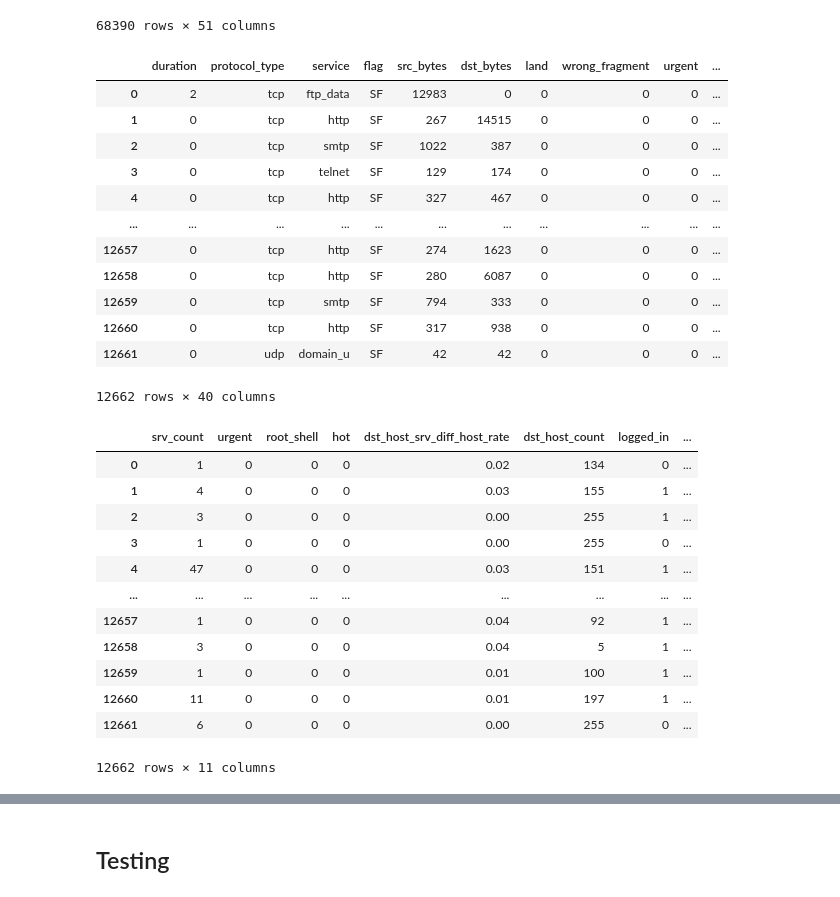
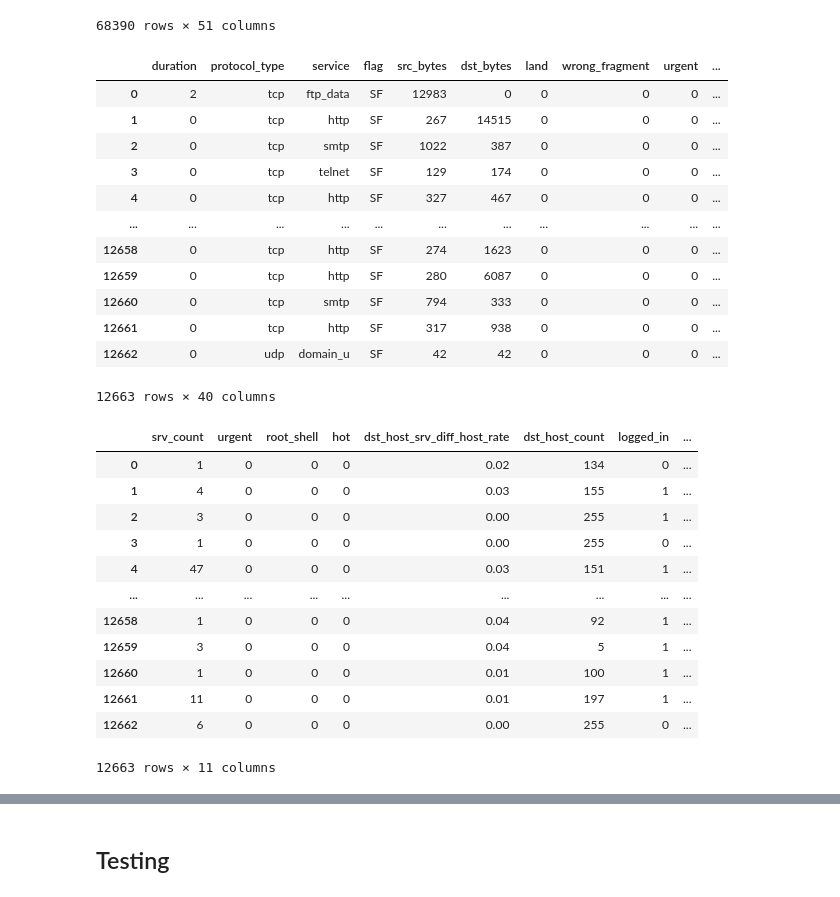
Before and after one commit to MarcoLorenzoCampo/IDS_Thesis, a Jupyter notebook: real DHLA full.ipynb, the cells around one changed output, grey strips where cells are left out. Saved outputs shown, nothing was run; the diff lists cells and outputs as text; code cells hidden in the pictures.

```diff
--- a/real DHLA full.ipynb
+++ b/real DHLA full.ipynb
@@ -164,7 +164,7 @@ df_train_original
 125973 rows × 41 columns
 # %%
 # load test set
-df_test = pd.read_csv('NSL-KDD_datasets/KDDTest+.csv', sep=",", header=None)
+df_test = pd.read_csv('NSL-KDD_datasets/KDDTest+.txt', sep=",", header=None)
 df_test = df_test[df_test.columns[:-1]]
 df_test.columns = titles.to_list()
 df_test = df_test.drop(['num_outbound_cmds'],axis=1)
@@ -193,3 +193,19 @@ df_test_original
 # %% [markdown]
 ## dos + probe classifier
+# %%
+# list of single attacks
+dos_attacks = ['back', 'land', 'neptune', 'pod', 'smurf', 'teardrop', 'worm', 'apache2', 'mailbomb', 'processtable', 'udpstorm']
+probe_attacks = ['ipsweep', 'mscan', 'nmap', 'portsweep', 'saint', 'satan']
+r2l_attacks = ['guess_passwd', 'ftp_write', 'imap', 'phf', 'multihop', 'warezmaster',
+                'snmpguess', 'spy', 'warezclient', 'httptunnel', 'named', 'sendmail', 'snmpgetattack', 'xlock', 'xsnoop']
+u2r_attacks = ['buffer_overflow', 'loadmodule', 'perl', 'ps', 'rootkit', 'sqlattack', 'xterm']
+
+# list of attack classes split according to detection layer
+dos_probe_list = ['back', 'land', 'neptune', 'pod', 'smurf', 'teardrop', 'ipsweep', 'nmap', 'portsweep', 'satan']
+dos_probe_test = ['apache2', 'mailbomb', 'processtable', 'udpstorm', 'mscan', 'saint']
+u2r_r2l_list = ['guess_passwd', 'ftp_write', 'imap', 'phf', 'multihop', 'warezmaster',
+                'snmpguess', 'spy', 'warezclient', 'buffer_overflow', 'loadmodule', 'rootkit', 'perl']
+u2r_r2l_test = ['httptunnel', 'named', 'sendmail', 'snmpgetattack', 'xlock', 'xsnoop', 'ps', 'xterm', 'sqlattack']
+normal_list = ['normal']
+categorical_features = ['protocol_type', 'service', 'flag']
 # %%
@@ -518,26 +525,26 @@ X_train
 68390 rows × 51 columns
 # %%
 # do the same for test set
-df_test = df_test[df_test['label'].isin(normal_list + u2r_r2l_list + u2r_r2l_test)]
+df_test = df_test[df_test['label'].isin(normal_list+u2r_attacks+r2l_attacks)]
 
 y_test = np.array([0 if x=='normal' else 1 for x in df_test['label']])
 df_test = df_test.drop(['label'],axis=1)
 df_test = df_test.reset_index().drop(['index'], axis=1)
 df_test
 # %% [output]
 |  | duration | protocol_type | service | flag | src_bytes | dst_bytes | land | wrong_fragment | urgent | ... |
 | 0 | 2 | tcp | ftp_data | SF | 12983 | 0 | 0 | 0 | 0 | ... |
 | 1 | 0 | tcp | http | SF | 267 | 14515 | 0 | 0 | 0 | ... |
 | 2 | 0 | tcp | smtp | SF | 1022 | 387 | 0 | 0 | 0 | ... |
 | 3 | 0 | tcp | telnet | SF | 129 | 174 | 0 | 0 | 0 | ... |
 | 4 | 0 | tcp | http | SF | 327 | 467 | 0 | 0 | 0 | ... |
 | ... | ... | ... | ... | ... | ... | ... | ... | ... | ... | ... |
-| 12657 | 0 | tcp | http | SF | 274 | 1623 | 0 | 0 | 0 | ... |
-| 12658 | 0 | tcp | http | SF | 280 | 6087 | 0 | 0 | 0 | ... |
-| 12659 | 0 | tcp | smtp | SF | 794 | 333 | 0 | 0 | 0 | ... |
-| 12660 | 0 | tcp | http | SF | 317 | 938 | 0 | 0 | 0 | ... |
-| 12661 | 0 | udp | domain_u | SF | 42 | 42 | 0 | 0 | 0 | ... |
+| 12658 | 0 | tcp | http | SF | 274 | 1623 | 0 | 0 | 0 | ... |
+| 12659 | 0 | tcp | http | SF | 280 | 6087 | 0 | 0 | 0 | ... |
+| 12660 | 0 | tcp | smtp | SF | 794 | 333 | 0 | 0 | 0 | ... |
+| 12661 | 0 | tcp | http | SF | 317 | 938 | 0 | 0 | 0 | ... |
+| 12662 | 0 | udp | domain_u | SF | 42 | 42 | 0 | 0 | 0 | ... |
-12662 rows × 40 columns
+12663 rows × 40 columns
 # %%
 X_test = df_test[common_features_l2]
 
@@ -550,12 +557,12 @@ X_test
 | 3 | 1 | 0 | 0 | 0 | 0.00 | 255 | 0 | ... |
 | 4 | 47 | 0 | 0 | 0 | 0.03 | 151 | 1 | ... |
 | ... | ... | ... | ... | ... | ... | ... | ... | ... |
-| 12657 | 1 | 0 | 0 | 0 | 0.04 | 92 | 1 | ... |
-| 12658 | 3 | 0 | 0 | 0 | 0.04 | 5 | 1 | ... |
-| 12659 | 1 | 0 | 0 | 0 | 0.01 | 100 | 1 | ... |
-| 12660 | 11 | 0 | 0 | 0 | 0.01 | 197 | 1 | ... |
-| 12661 | 6 | 0 | 0 | 0 | 0.00 | 255 | 0 | ... |
+| 12658 | 1 | 0 | 0 | 0 | 0.04 | 92 | 1 | ... |
+| 12659 | 3 | 0 | 0 | 0 | 0.04 | 5 | 1 | ... |
+| 12660 | 1 | 0 | 0 | 0 | 0.01 | 100 | 1 | ... |
+| 12661 | 11 | 0 | 0 | 0 | 0.01 | 197 | 1 | ... |
+| 12662 | 6 | 0 | 0 | 0 | 0.00 | 255 | 0 | ... |
-12662 rows × 11 columns
+12663 rows × 11 columns
 # %%
 df_minmax = scaler2.transform(X_test)
 X_test = pd.DataFrame(df_minmax, columns=X_test.columns)
```
Also changed, not shown: parts of 30 cells of this notebook, 1 other file.
